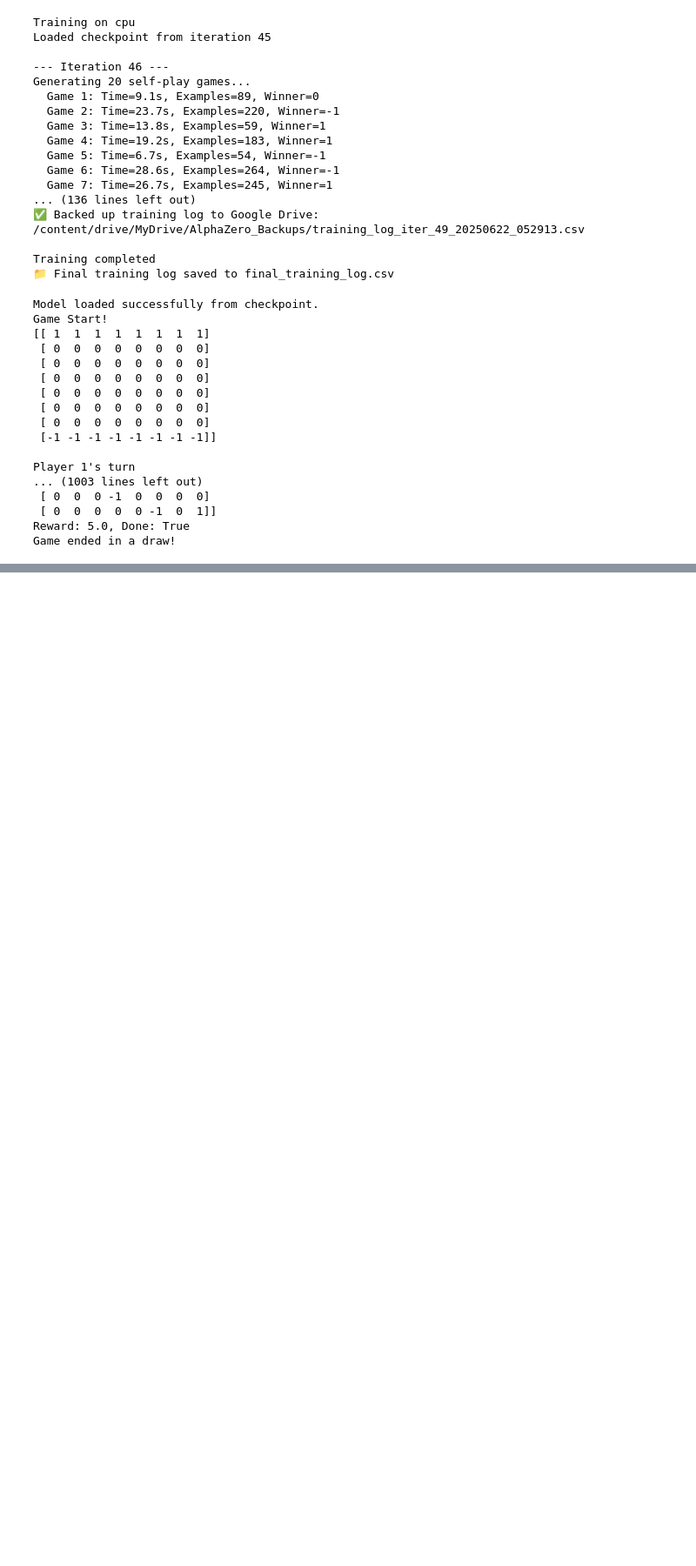
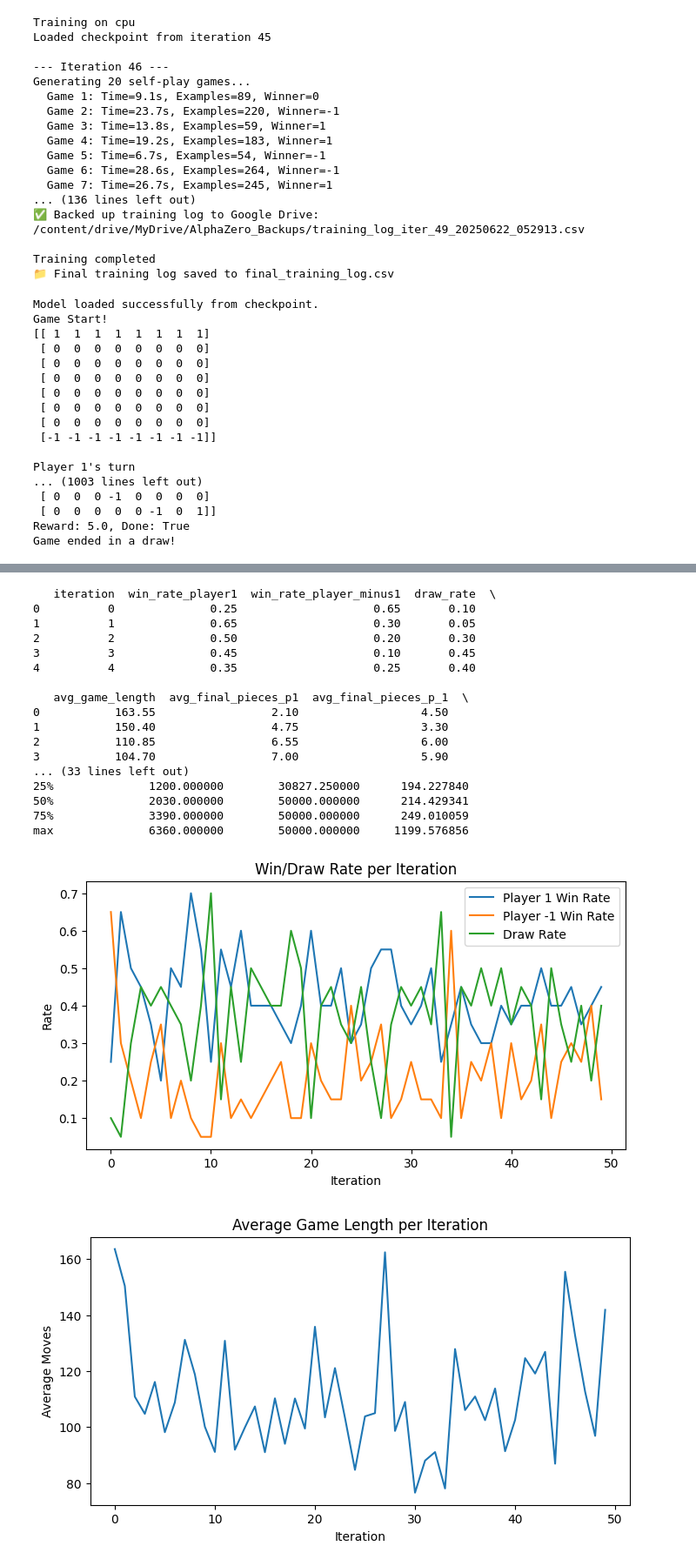
Before and after one commit to op71312/agent-maknib, a Jupyter notebook: app/llm/RL_MCTS_PPO.ipynb, the cells around one changed output, grey strips where cells are left out. Shown: that part at 87% size. Drawn from its saved outputs; the diff is of its cells as text; code cells hidden in the pictures; blank space fills up the shorter version.

```diff
--- a/app/llm/RL_MCTS_PPO.ipynb
+++ b/app/llm/RL_MCTS_PPO.ipynb
@@ -1025,0 +1086,60 @@ Game ended in a draw!
+# %%
+import pandas as pd
+
+import matplotlib.pyplot as plt
+
+# โหลดไฟล์ iteration_stats_rounds.csv
+iteration_stats_df = pd.read_csv("dataset/iteration_stats_rounds.csv")
+
+# แสดงข้อมูลเบื้องต้น
+print(iteration_stats_df.head())
+print(iteration_stats_df.describe())
+
+# EDA: อัตราชนะของแต่ละฝั่ง
+plt.figure(figsize=(8,4))
+plt.plot(iteration_stats_df['iteration'], iteration_stats_df['win_rate_player1'], label='Player 1 Win Rate')
+plt.plot(iteration_stats_df['iteration'], iteration_stats_df['win_rate_player_minus1'], label='Player -1 Win Rate')
+plt.plot(iteration_stats_df['iteration'], iteration_stats_df['draw_rate'], label='Draw Rate')
+plt.title('Win/Draw Rate per Iteration')
+plt.xlabel('Iteration')
+plt.ylabel('Rate')
+plt.legend()
+plt.show()
+
+# EDA: ความยาวเกมเฉลี่ยแต่ละรอบ
+plt.figure(figsize=(8,4))
+plt.plot(iteration_stats_df['iteration'], iteration_stats_df['avg_game_length'])
+plt.title('Average Game Length per Iteration')
+plt.xlabel('Iteration')
+plt.ylabel('Average Moves')
+plt.show()
+
+# EDA: จำนวนหมากที่เหลือเฉลี่ยของแต่ละฝั่ง
+plt.figure(figsize=(8,4))
+plt.plot(iteration_stats_df['iteration'], iteration_stats_df['avg_final_pieces_p1'], label='Player 1')
+plt.plot(iteration_stats_df['iteration'], iteration_stats_df['avg_final_pieces_p_1'], label='Player -1')
+plt.title('Average Final Pieces per Iteration')
+plt.xlabel('Iteration')
+plt.ylabel('Pieces Left')
+plt.legend()
+plt.show()
+# %% [output]
+   iteration  win_rate_player1  win_rate_player_minus1  draw_rate  \
+0          0              0.25                    0.65       0.10
+1          1              0.65                    0.30       0.05
+2          2              0.50                    0.20       0.30
+3          3              0.45                    0.10       0.45
+4          4              0.35                    0.25       0.40
+
+   avg_game_length  avg_final_pieces_p1  avg_final_pieces_p_1  \
+0           163.55                 2.10                  4.50
+1           150.40                 4.75                  3.30
+2           110.85                 6.55                  6.00
+3           104.70                 7.00                  5.90
+... (33 lines left out)
+25%              1200.000000        30827.250000      194.227840
+50%              2030.000000        50000.000000      214.429341
+75%              3390.000000        50000.000000      249.010059
+max              6360.000000        50000.000000     1199.576856
+[figure, added]
+[figure, added]
```
Also changed, not shown: parts of 2 cells of this notebook, 10 other files.
